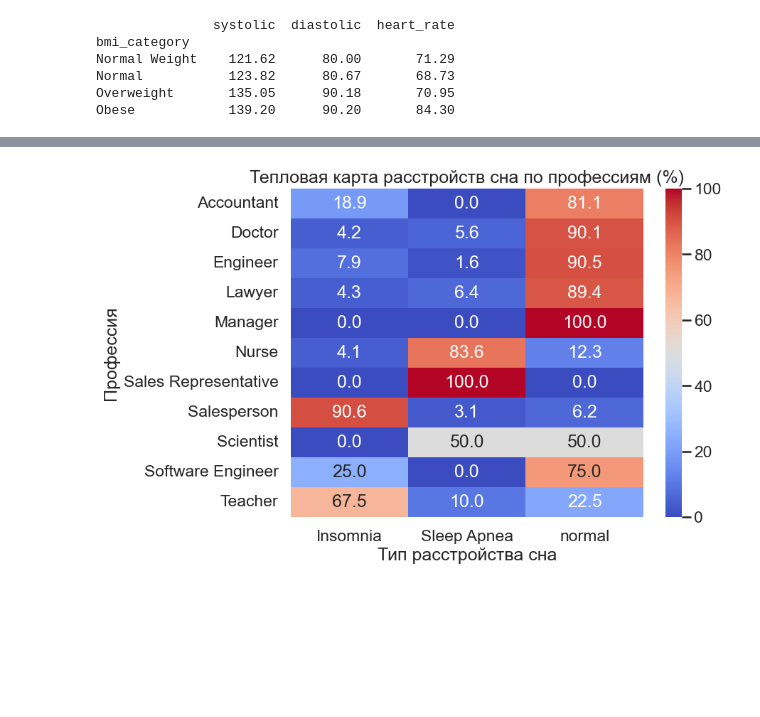
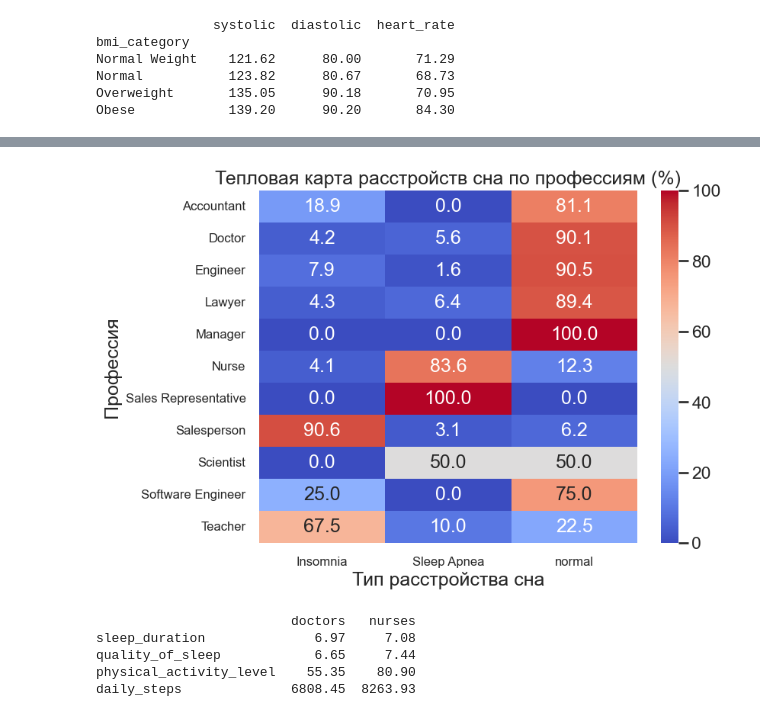
Before and after one commit to AntonLihtar/python_starter, a Jupyter notebook: padas_data2/main.ipynb, the cells around one changed output, grey strips where cells are left out. Cells and saved outputs as stored; diff of their text form; code cells hidden in the pictures; blank space fills up the shorter version.

```diff
--- a/padas_data2/main.ipynb
+++ b/padas_data2/main.ipynb
@@ -264,10 +264,12 @@ Overweight           6.77     61.24     6965.54
 #8 Влияние лишнего веса на давление и сердечный ритм
 
 #разделить давление на 2 колонки с цифрами
-sleeping_patterns[['systolic', 'diastolic']] = sleeping_patterns['blood_pressure'].str.split('/', expand=True).astype(int)
+sleeping_patterns[['systolic', 'diastolic']] = sleeping_patterns['blood_pressure'].str.split('/', expand=True).astype(
+    int)
 
 #группируем и округляем
-bmi_tb = sleeping_patterns.groupby('bmi_category').aggregate({'systolic': 'mean', 'diastolic': 'mean', 'heart_rate': 'mean'})
+bmi_tb = sleeping_patterns.groupby('bmi_category').aggregate(
+    {'systolic': 'mean', 'diastolic': 'mean', 'heart_rate': 'mean'})
 bmi_tb = bmi_tb.assign(
     systolic=bmi_tb['systolic'].round(2),
     diastolic=bmi_tb['diastolic'].round(2),
@@ -366,20 +352,50 @@ problems_sleep_table_perc = pd.crosstab(
 # %%
 #Выводим таблицу в хотмапе
 plt.style.use('seaborn-v0_8-whitegrid')
 sns.set_palette('Set2')
 sns.set_context('talk')
 
 plt.figure(figsize=(8, 6))
 sns.heatmap(
     problems_sleep_table_perc,
     annot=True,
     fmt='.1f',
-    cmap='coolwarm'
+    cmap='coolwarm',
 )
 
 plt.title('Тепловая карта расстройств сна по профессиям (%)')
 plt.xlabel('Тип расстройства сна')
 plt.ylabel('Профессия')
+plt.xticks(fontsize=12)
+plt.yticks(fontsize=12)
 plt.show()
 # %% [output]
-[figure, old version]
+[figure, new version]
+# %%
+#10 Почему у большинства медсестер проблемы со сном
+#сравню sleep_duration quality_of_sleep physical_activity_level daily_steps докторов с нормальным сном с медсестрами с проблемами
+
+columns = ['sleep_duration', 'quality_of_sleep', 'physical_activity_level', 'daily_steps']
+
+#1 здоровые доктора
+doctor_masc = sleeping_patterns['occupation'] == 'Doctor'
+doctor_tb = sleeping_patterns.loc[doctor_masc, columns].mean().round(2)
+# print(doctor_tb)
+
+#1 медсестры с  Sleep Apnea
+nurse_masc = (sleeping_patterns['occupation'] == 'Nurse') & (sleeping_patterns['sleep_disorder'] == 'Sleep Apnea')
+nurse_tb = sleeping_patterns.loc[nurse_masc, columns].mean().round(2)
+# print(nurse_tb)
+
+tb = pd.DataFrame({
+    'doctors': doctor_tb,
+    'nurses': nurse_tb
+})
+
+print(tb)
+# %% [output]
+                         doctors   nurses
+sleep_duration              6.97     7.08
+quality_of_sleep            6.65     7.44
+physical_activity_level    55.35    80.90
+daily_steps              6808.45  8263.93
```
Also changed, not shown: parts of 3 cells of this notebook, 1 other file.
